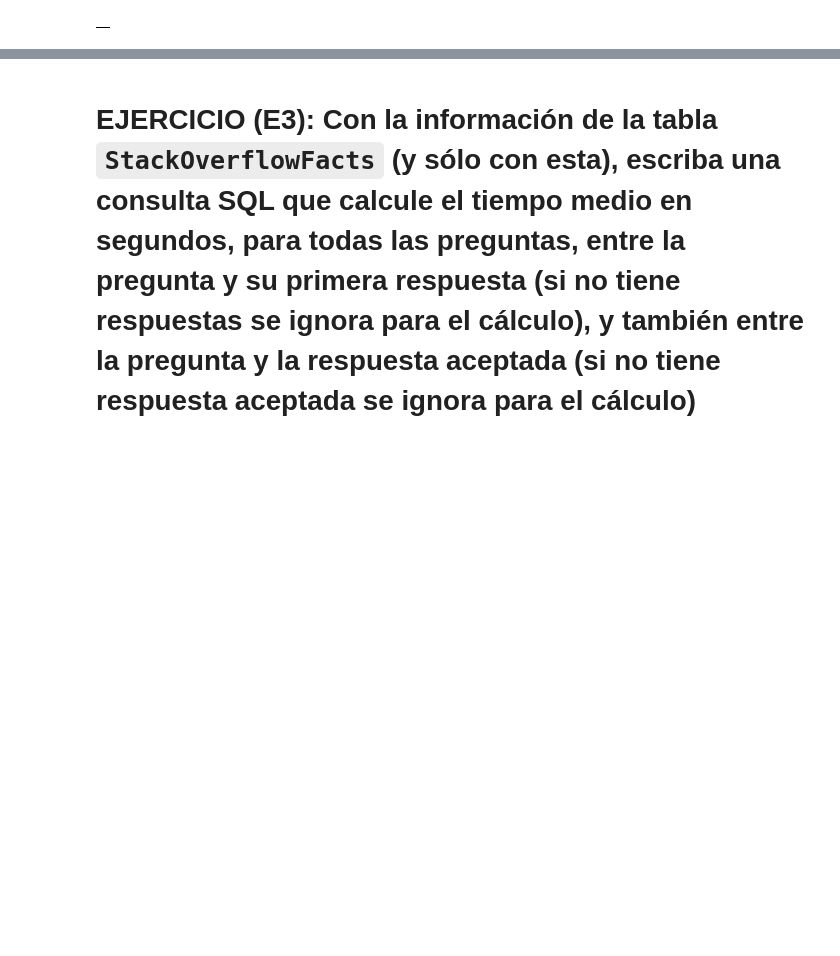
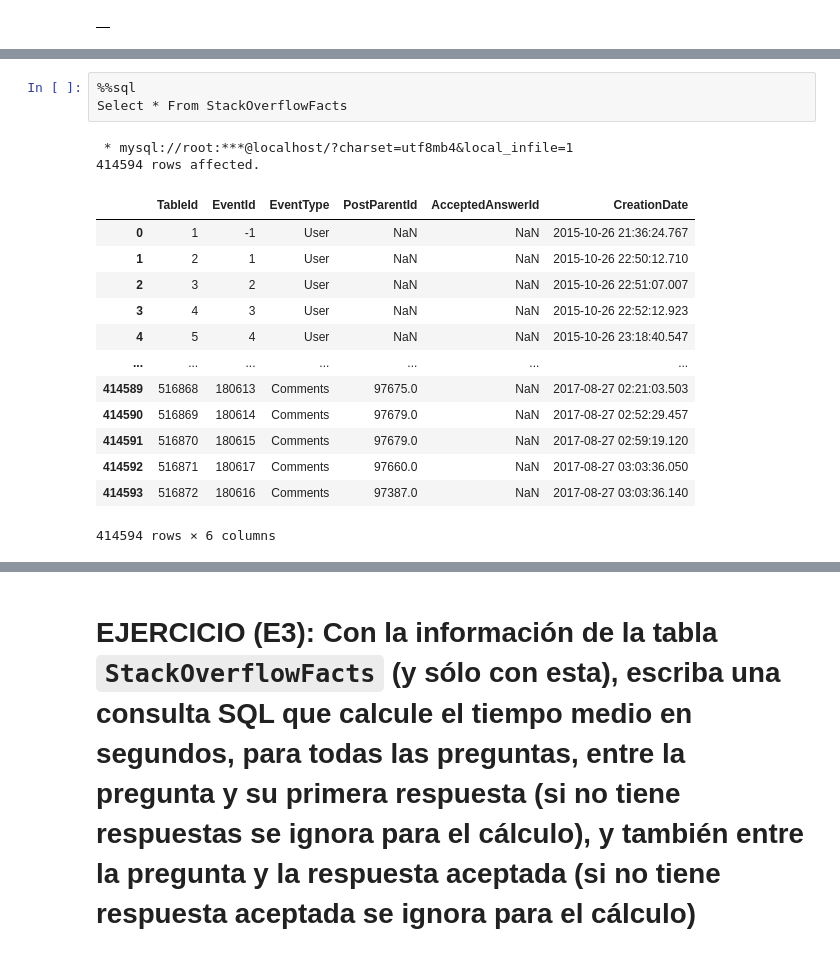
Before and after one commit to alvumu/BDGE, a Jupyter notebook: sql/sesion2.ipynb, the cells around one changed output, grey strips where cells are left out. Saved outputs shown, nothing was run; the diff lists cells and outputs as text; blank space fills up the shorter version.

```diff
--- a/sql/sesion2.ipynb
+++ b/sql/sesion2.ipynb
@@ -807,0 +808,19 @@ DROP TABLE IF EXISTS StackOverflowFacts;
+# %%
+%%sql
+Select * From StackOverflowFacts
+# %% [output]
+ * mysql://root:***@localhost/?charset=utf8mb4&local_infile=1
+414594 rows affected.
+|  | TableId | EventId | EventType | PostParentId | AcceptedAnswerId | CreationDate |
+| 0 | 1 | -1 | User | NaN | NaN | 2015-10-26 21:36:24.767 |
+| 1 | 2 | 1 | User | NaN | NaN | 2015-10-26 22:50:12.710 |
+| 2 | 3 | 2 | User | NaN | NaN | 2015-10-26 22:51:07.007 |
+| 3 | 4 | 3 | User | NaN | NaN | 2015-10-26 22:52:12.923 |
+| 4 | 5 | 4 | User | NaN | NaN | 2015-10-26 23:18:40.547 |
+| ... | ... | ... | ... | ... | ... | ... |
+| 414589 | 516868 | 180613 | Comments | 97675.0 | NaN | 2017-08-27 02:21:03.503 |
+| 414590 | 516869 | 180614 | Comments | 97679.0 | NaN | 2017-08-27 02:52:29.457 |
+| 414591 | 516870 | 180615 | Comments | 97679.0 | NaN | 2017-08-27 02:59:19.120 |
+| 414592 | 516871 | 180617 | Comments | 97660.0 | NaN | 2017-08-27 03:03:36.050 |
+| 414593 | 516872 | 180616 | Comments | 97387.0 | NaN | 2017-08-27 03:03:36.140 |
+414594 rows × 6 columns
```
Also changed, not shown: parts of 30 cells of this notebook.
